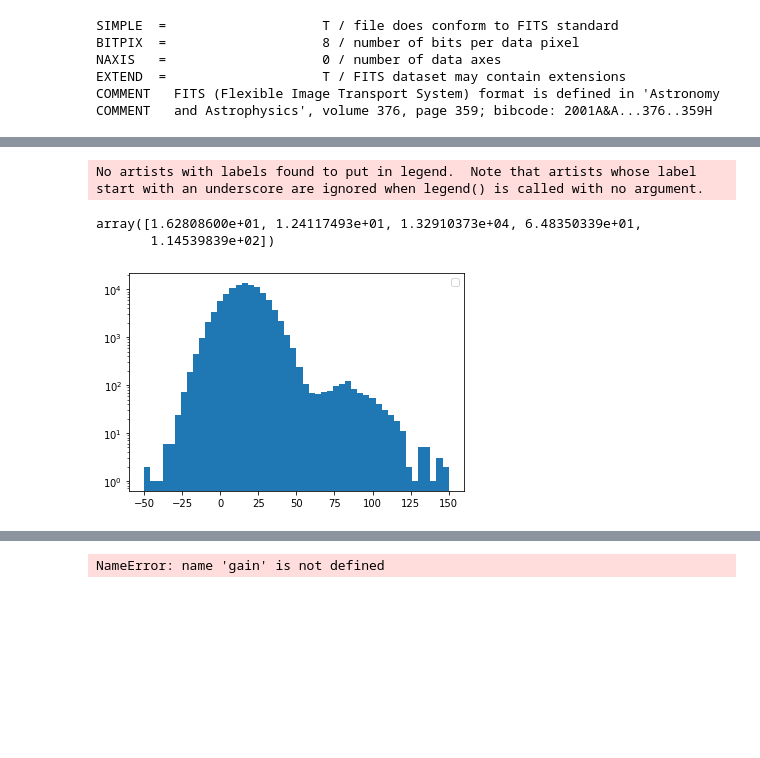
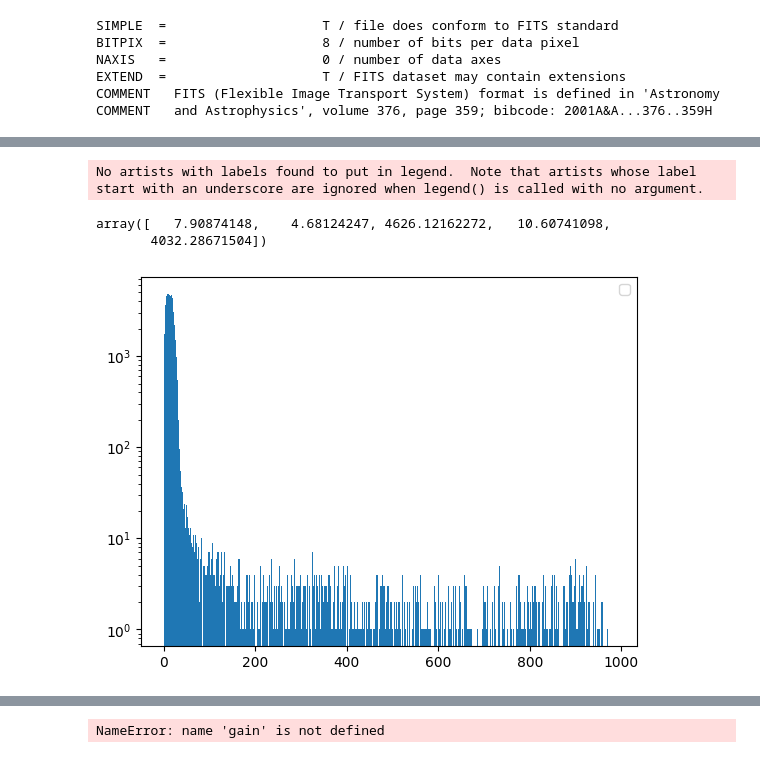
Before and after one commit to maumtzmon/ClasesPy, a Jupyter notebook: 60 - MCM Test/AnaMCM_CONNIE.ipynb, the cells around one changed output, grey strips where cells are left out. Drawn from its saved outputs; the diff is of its cells as text; code cells hidden in the pictures; blank space fills up the shorter version.

```diff
--- a/60 - MCM Test/AnaMCM_CONNIE.ipynb
+++ b/60 - MCM Test/AnaMCM_CONNIE.ipynb
@@ -63,10 +65,11 @@ def GetSingleCCDImage(hdul,LTA_channel,ColInit,NCOL,step,NrOfMCMs):
 	DeMuxedImage=MuxedImage[:, indexCol]
 	return DeMuxedImage #return demuxed image
 # %%
-filePath='/home/mauricio/datosFits/mcm_data/ansamp/'
+filePath='/home/oem/datosFits/mcm_data/ansamp/'
 #fileName='mcm029_test__ANSAMP25_full_34.fz'
-fileName='barrido_ANSAMP_exp_1s_ignorando_2muestras_ANSAMP1_18.fz'
+fileName='barrido_ANSAMP_exp_1s_ignorando_2muestras_ANSAMP400_27.fz'
 #fileName='barrido_ANSAMP_exp_1s_ignorando_2muestras_ANSAMP100_24.fz'
+#fileName='barrido_ANSAMP_exp_1s_ignorando_2muestras_ANSAMP500_28.fz'
 h=fits.open(filePath+fileName)
 h.info()
 #Get some header values
@@ -214,6 +217,6 @@ overscan_mask = np.s_[:, -91:-1]
 plt.figure(figsize=(24,8))
 for i in range(nCCDs):
     plt.subplot(4,4,i+1)
-    plt.imshow(hm[i+1].data[:,:]-np.median(hm[i+1].data), vmin=-50, vmax=50)
+    plt.imshow((hm[i+1].data[:,:]-np.median(hm[i+1].data))/int(ANSAMP), vmin=-50, vmax=50)
     plt.title('MCM1 – ohdu = {:d}'.format(i+1))
 # %% [output]
@@ -596,19 +587,20 @@ noise
 # %%
-hist,bins,_=plt.hist(hmb[2].data[active_mask].flatten(), bins=50, range=(-50,150) )
+center=np.median(hmb[2].data[active_mask].flatten())
+hist,bins,_=plt.hist(hmb[2].data[active_mask].flatten(), bins=1000)#, range=(center-200,center+200) )
 x=(bins[1:]+bins[:-1])/2
 #gaussian1(x,m1,s1,a1)
-popt,pcov=curve_fit(gaussian2,x,hist,p0=[[10,5,1500, 65, 100]])
+popt,pcov=curve_fit(gaussian2,x,hist)#,p0=[[100,65,1500, 200, 100]])
 popt=abs(popt)
 
-#plt.plot(x,gaussian2(x,*popt),label="Noise: {:.3f} ADUs/e-\nMean: {:.3f}".format(popt[1],popt[0]))
+#plt.plot(x,gaussian2(x,*popt),label="Noise: {:.3f} ADUs/e-\nMean: {:.3f}\nGain: {:.3f}".format(popt[1],popt[0],popt[3]))
 plt.legend()
 plt.yscale('log')
 popt
 # %% [output]
 No artists with labels found to put in legend.  Note that artists whose label start with an underscore are ignored when legend() is called with no argument.
-array([1.62808600e+01, 1.24117493e+01, 1.32910373e+04, 6.48350339e+01,
-       1.14539839e+02])
+array([   7.90874148,    4.68124247, 4626.12162272,   10.60741098,
+       4032.28671504])
-[figure, old version]
+[figure, new version]
 # %%
 # Gain
 anaGain(hmb, active_mask, MCMNro, nCCDs, ohdusOK, doPlot=True, pdfname='None.pdf')
```
Also changed, not shown: parts of 24 cells of this notebook, 22 other files.
